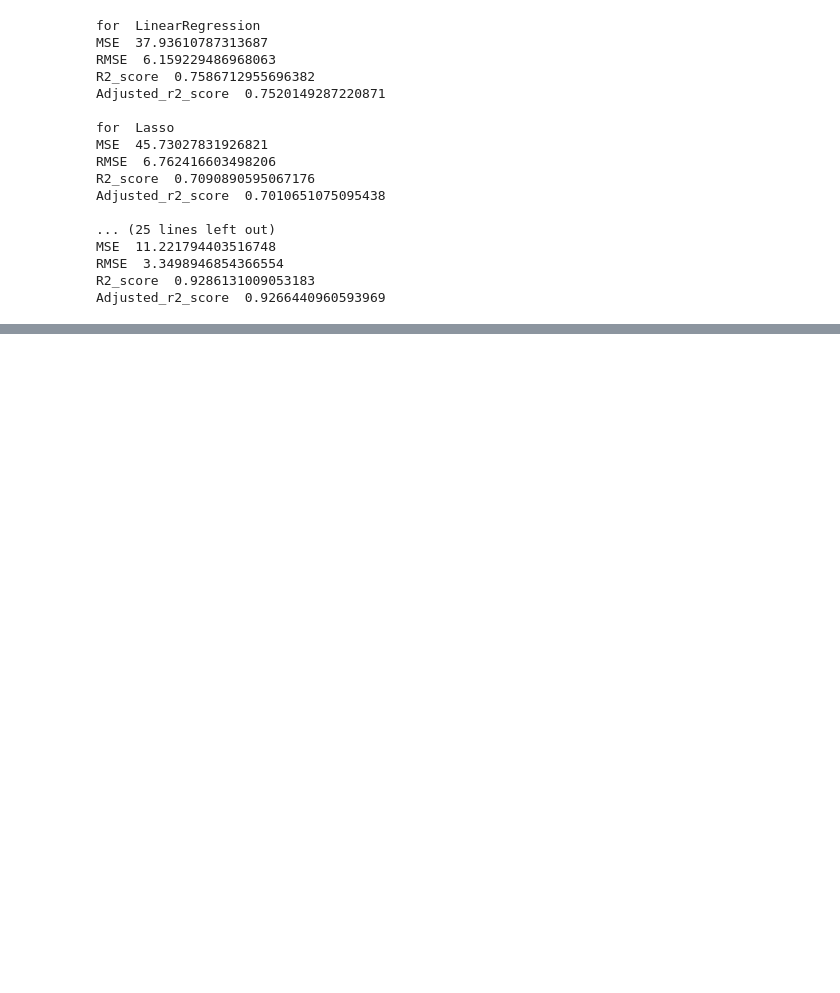
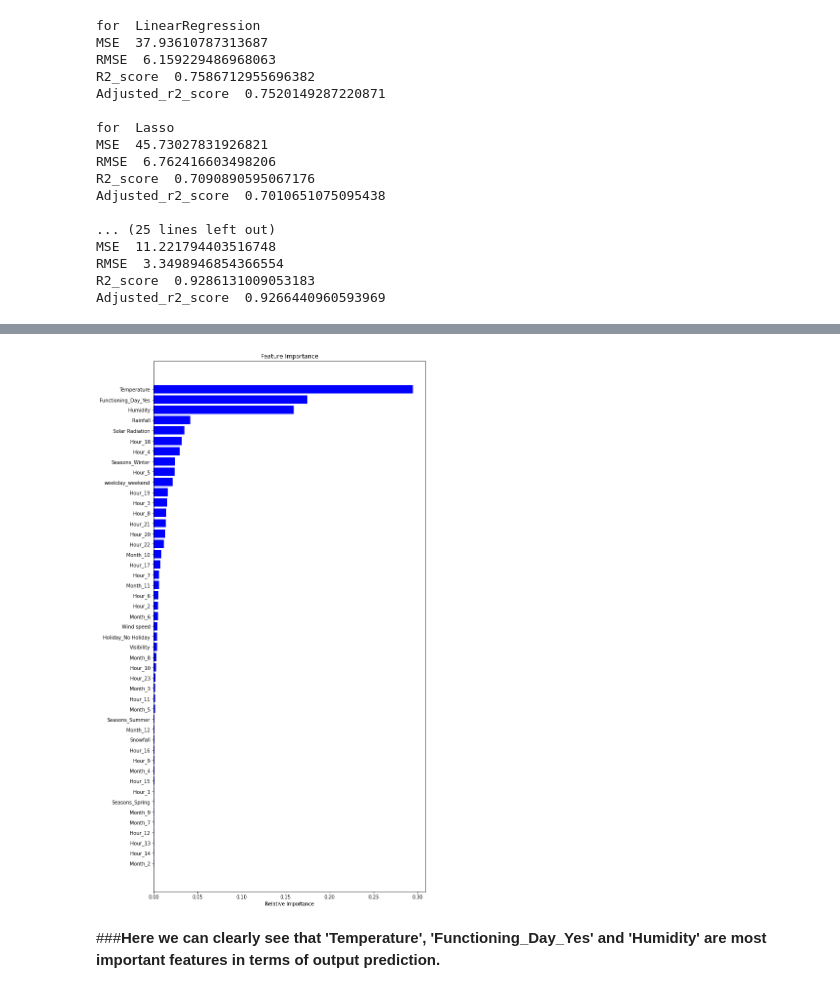
Before and after one commit to iamNirmeshGupta/Bike-Sharing-Demand-Prediction-, a Jupyter notebook: Bike_Sharing_Demand_Prediction_Capstone_Project_Nirmesh_Gupta.ipynb, the cells around one changed output, grey strips where cells are left out. Saved outputs shown, nothing was run; the diff lists cells and outputs as text; code cells hidden in the pictures; blank space fills up the shorter version.

```diff
--- a/Bike_Sharing_Demand_Prediction_Capstone_Project_Nirmesh_Gupta.ipynb
+++ b/Bike_Sharing_Demand_Prediction_Capstone_Project_Nirmesh_Gupta.ipynb
@@ -685,0 +759,7 @@ Adjusted_r2_score  0.9266440960593969
+# %%
+# Checking feature importance and storing it in a dataframe
+
+importance = gb_reg.feature_importances_
+
+importance_dict = {'Feature': list(df1.columns[1:]), 'Feature Importance':importance}
+importance_df = pd.DataFrame(importance_dict)
@@ -685,0 +788,16 @@ Adjusted_r2_score  0.9266440960593969
+# %%
+# plotting the feature importance
+features = df1.columns[1:]
+indices = np.argsort(importance)
+
+plt.figure(figsize=(10,20))
+plt.title('Feature Importance')
+plt.barh(range(len(indices)), importance[indices], color='blue', align='center')
+plt.yticks(range(len(indices)), [features[i] for i in indices])
+plt.xlabel('Relative Importance')
+
+plt.show()
+# %% [output]
+[figure, added]
+# %% [markdown]
+###**Here we can clearly see that 'Temperature', 'Functioning_Day_Yes' and 'Humidity' are most important features in terms of output prediction.**
```
Also changed, not shown: parts of 14 cells of this notebook.
